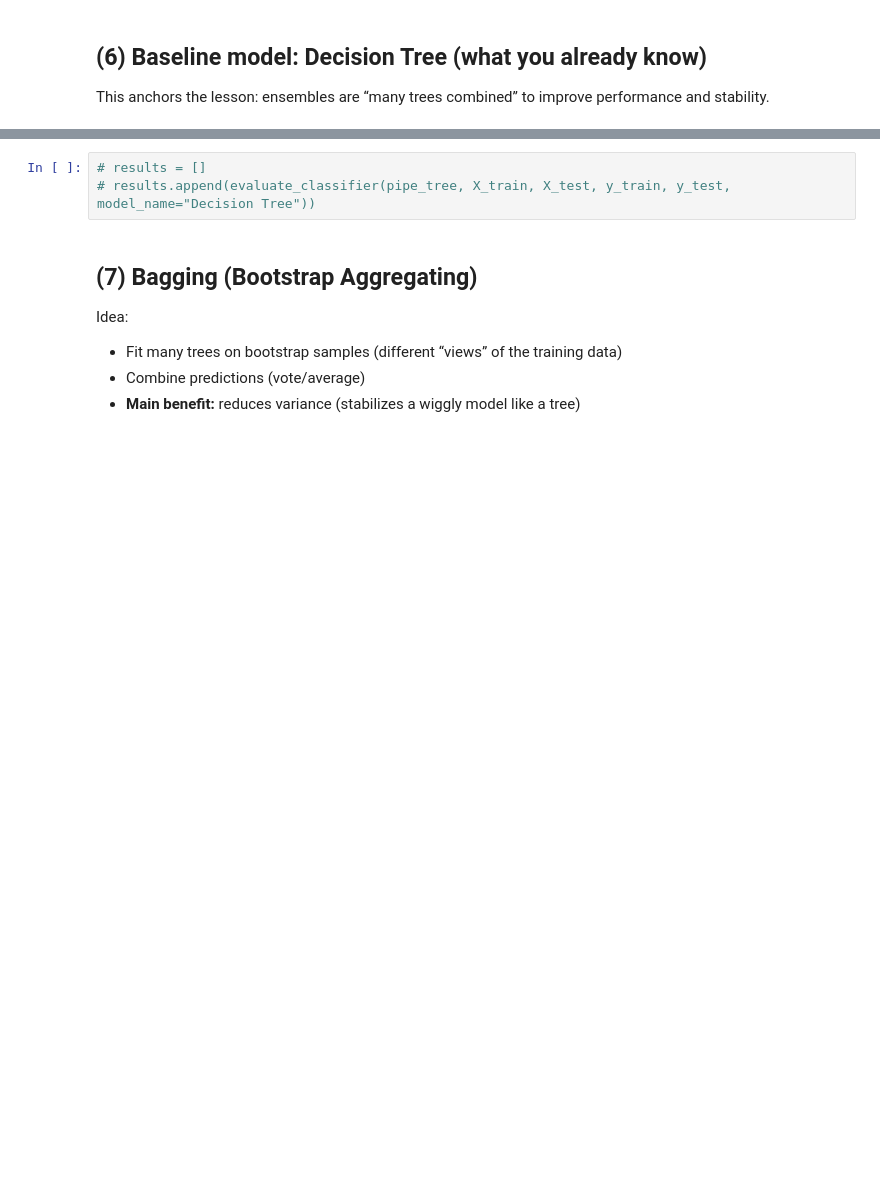
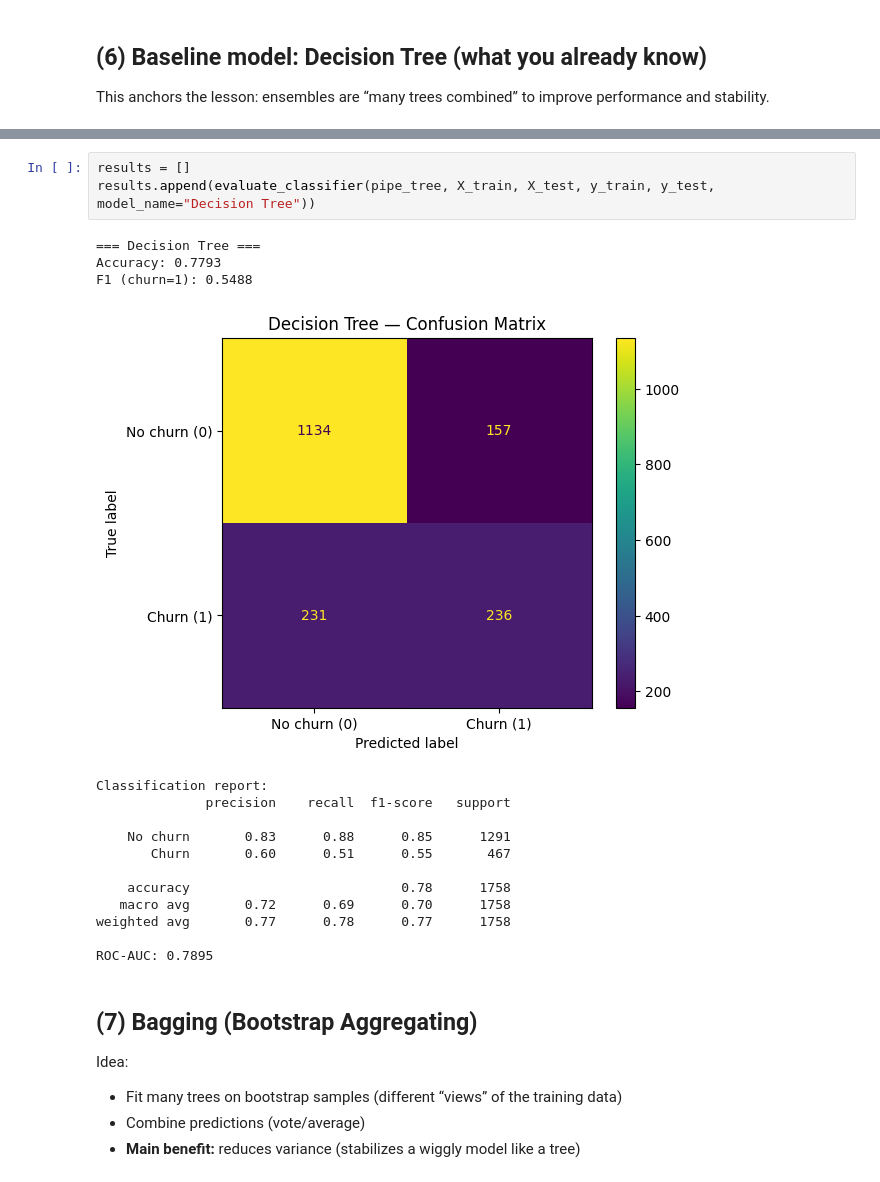
Before and after one commit to owen-simon/IS-6482-data-mining, a Jupyter notebook: Week 4/Week_4_Ensemble_Methods.ipynb, the cells around one changed output, grey strips where cells are left out. Saved outputs shown, nothing was run; the diff lists cells and outputs as text; blank space fills up the shorter version.

```diff
--- a/Week 4/Week_4_Ensemble_Methods.ipynb
+++ b/Week 4/Week_4_Ensemble_Methods.ipynb
@@ -228,6 +301,22 @@ results.append(result_dict)
 # %%
-# results = []
-# results.append(evaluate_classifier(pipe_tree, X_train, X_test, y_train, y_test, model_name="Decision Tree"))
+results = []
+results.append(evaluate_classifier(pipe_tree, X_train, X_test, y_train, y_test, model_name="Decision Tree"))
+# %% [output]
+=== Decision Tree ===
+Accuracy: 0.7793
+F1 (churn=1): 0.5488
+[figure, added]
+Classification report:
+              precision    recall  f1-score   support
+
+    No churn       0.83      0.88      0.85      1291
+       Churn       0.60      0.51      0.55       467
+
+    accuracy                           0.78      1758
+   macro avg       0.72      0.69      0.70      1758
+weighted avg       0.77      0.78      0.77      1758
+
+ROC-AUC: 0.7895
 # %% [markdown]
 ## (7) Bagging (Bootstrap Aggregating)
 
```
Also changed, not shown: parts of 16 cells of this notebook.
